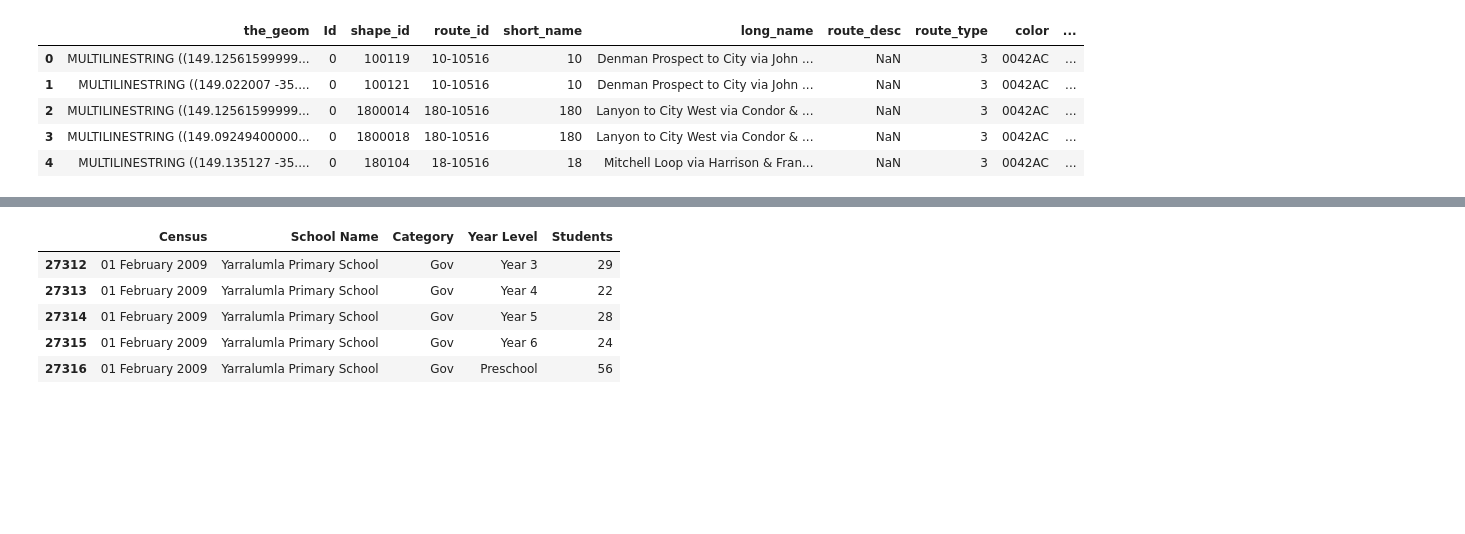
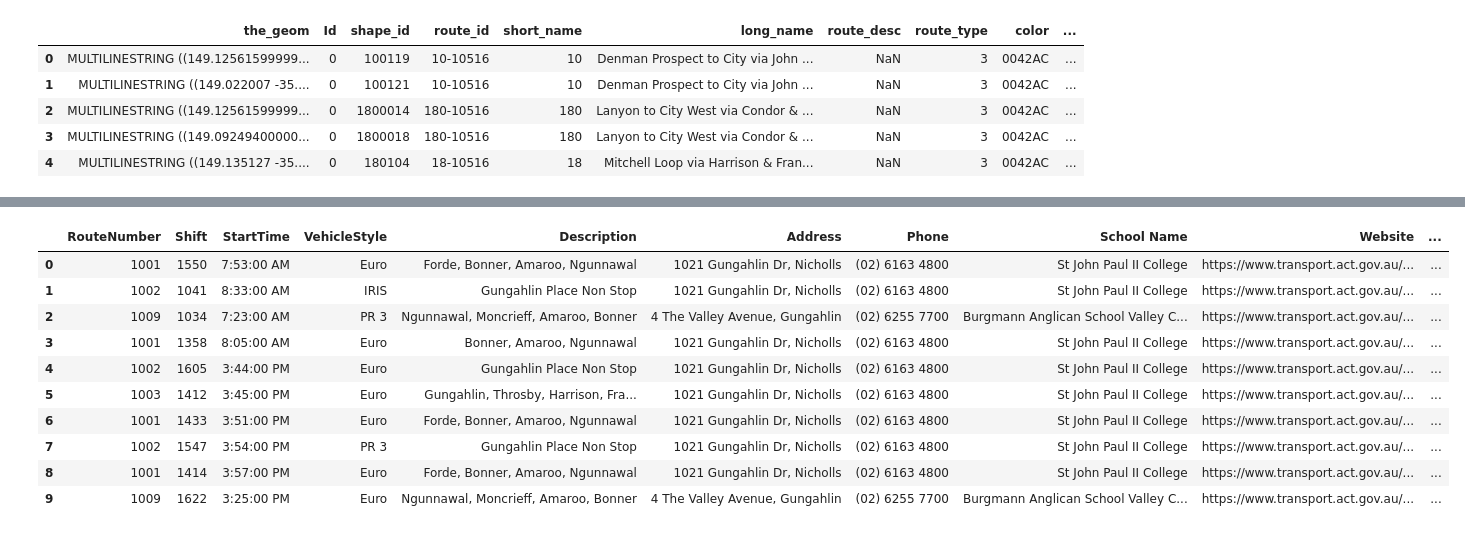
Before and after one commit to GaurabStha/Way2School, a Jupyter notebook: dataset-exploration.ipynb, the cells around one changed output, grey strips where cells are left out. Saved outputs shown, nothing was run; the diff lists cells and outputs as text; code cells hidden in the pictures; blank space fills up the shorter version.

```diff
--- a/dataset-exploration.ipynb
+++ b/dataset-exploration.ipynb
@@ -3,3 +16,10 @@ import pandas as pd
 # %%
-public_transport = pd.read_csv('datasets/Daily_Public_Transport_Passenger_Journeys_by_Service_Type_20250830.csv')
-public_transport.head()
+paths = {
+    "school_buses": "datasets/ACT_School_Bus_Services.csv",
+    "population_proj": "datasets/ACT-Population-Projections-2022-2060-Datasheet.xlsx",
+    "bus_routes": "datasets/Bus_Routes.csv",
+    "school_census": "datasets/Census_Data_for_all_ACT_Schools_20250830.csv",
+    "daily_pt": "datasets/Daily_Public_Transport_Passenger_Journeys_by_Service_Type_20250830.csv",
+    "park_ride": "datasets/Park_And_Ride_Locations.csv",
+    "student_distance": "datasets/Students_Distance_from_School_-_by_school_and_SA1_20250830.csv",
+}
@@ -13,4 +26,22 @@ public_transport.head()
 # %%
-school_bus = pd.read_csv('datasets/ACT_School_Bus_Services.csv')
-school_bus.head()
+loaded = {}
+info = {}
+
+for key, p in paths.items():
+    try:
+        if p.endswith(".xlsx"):
+            df = pd.read_excel(p)
+        else:
+            df = pd.read_csv(p)
+        loaded[key] = df
+        info[key] = {
+            "path": p,
+            "rows": len(df),
+            "cols": list(df.columns),
+            "head": df.head(3).to_dict(orient="records"),
+        }
+    except Exception as e:
+        info[key] = {"path": p, "error": str(e)}
+
+info
 # %% [output]
@@ -102,10 +340,16 @@ student_population.head()
 # %%
-student_population.tail()
+sb = loaded["school_buses"].copy()
+sb.head(10)
 # %% [output]
-|  | Census | School Name | Category | Year Level | Students |
-| 27312 | 01 February 2009 | Yarralumla Primary School | Gov | Year 3 | 29 |
-| 27313 | 01 February 2009 | Yarralumla Primary School | Gov | Year 4 | 22 |
-| 27314 | 01 February 2009 | Yarralumla Primary School | Gov | Year 5 | 28 |
-| 27315 | 01 February 2009 | Yarralumla Primary School | Gov | Year 6 | 24 |
-| 27316 | 01 February 2009 | Yarralumla Primary School | Gov | Preschool | 56 |
+|  | RouteNumber | Shift | StartTime | VehicleStyle | Description | Address | Phone | School Name | Website | ... |
+| 0 | 1001 | 1550 | 7:53:00 AM | Euro | Forde, Bonner, Amaroo, Ngunnawal | 1021 Gungahlin Dr, Nicholls | (02) 6163 4800 | St John Paul II College | https://www.transport.act.gov.au/... | ... |
+| 1 | 1002 | 1041 | 8:33:00 AM | IRIS | Gungahlin Place Non Stop | 1021 Gungahlin Dr, Nicholls | (02) 6163 4800 | St John Paul II College | https://www.transport.act.gov.au/... | ... |
+| 2 | 1009 | 1034 | 7:23:00 AM | PR 3 | Ngunnawal, Moncrieff, Amaroo, Bonner | 4 The Valley Avenue, Gungahlin | (02) 6255 7700 | Burgmann Anglican School Valley C... | https://www.transport.act.gov.au/... | ... |
+| 3 | 1001 | 1358 | 8:05:00 AM | Euro | Bonner, Amaroo, Ngunnawal | 1021 Gungahlin Dr, Nicholls | (02) 6163 4800 | St John Paul II College | https://www.transport.act.gov.au/... | ... |
+| 4 | 1002 | 1605 | 3:44:00 PM | Euro | Gungahlin Place Non Stop | 1021 Gungahlin Dr, Nicholls | (02) 6163 4800 | St John Paul II College | https://www.transport.act.gov.au/... | ... |
+| 5 | 1003 | 1412 | 3:45:00 PM | Euro | Gungahlin, Throsby, Harrison, Fra... | 1021 Gungahlin Dr, Nicholls | (02) 6163 4800 | St John Paul II College | https://www.transport.act.gov.au/... | ... |
+| 6 | 1001 | 1433 | 3:51:00 PM | Euro | Forde, Bonner, Amaroo, Ngunnawal | 1021 Gungahlin Dr, Nicholls | (02) 6163 4800 | St John Paul II College | https://www.transport.act.gov.au/... | ... |
+| 7 | 1002 | 1547 | 3:54:00 PM | PR 3 | Gungahlin Place Non Stop | 1021 Gungahlin Dr, Nicholls | (02) 6163 4800 | St John Paul II College | https://www.transport.act.gov.au/... | ... |
+| 8 | 1001 | 1414 | 3:57:00 PM | Euro | Forde, Bonner, Amaroo, Ngunnawal | 1021 Gungahlin Dr, Nicholls | (02) 6163 4800 | St John Paul II College | https://www.transport.act.gov.au/... | ... |
+| 9 | 1009 | 1622 | 3:25:00 PM | Euro | Ngunnawal, Moncrieff, Amaroo, Bonner | 4 The Valley Avenue, Gungahlin | (02) 6255 7700 | Burgmann Anglican School Valley C... | https://www.transport.act.gov.au/... | ... |
 # %%
```
Also changed, not shown: parts of 46 cells of this notebook, 5 other files.
